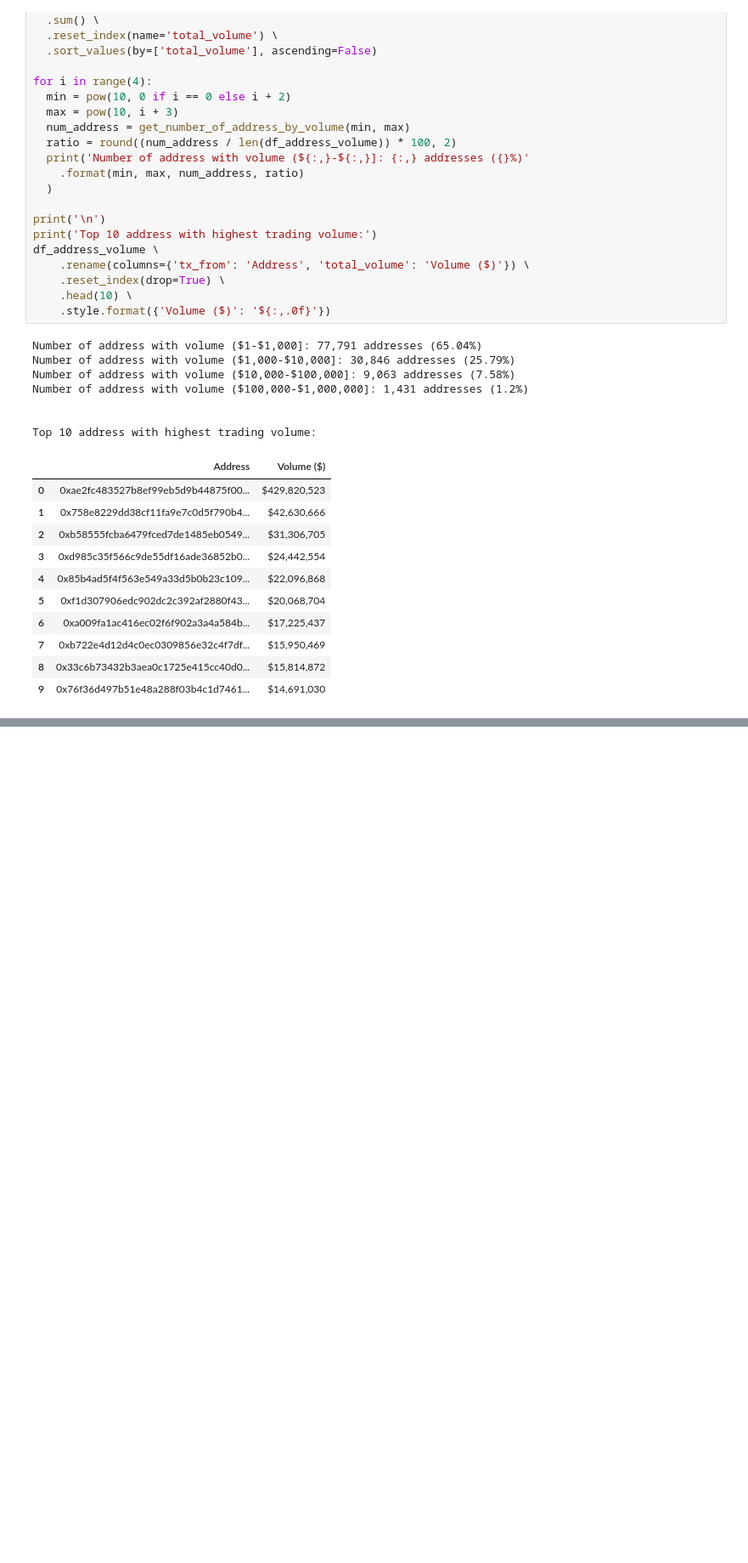
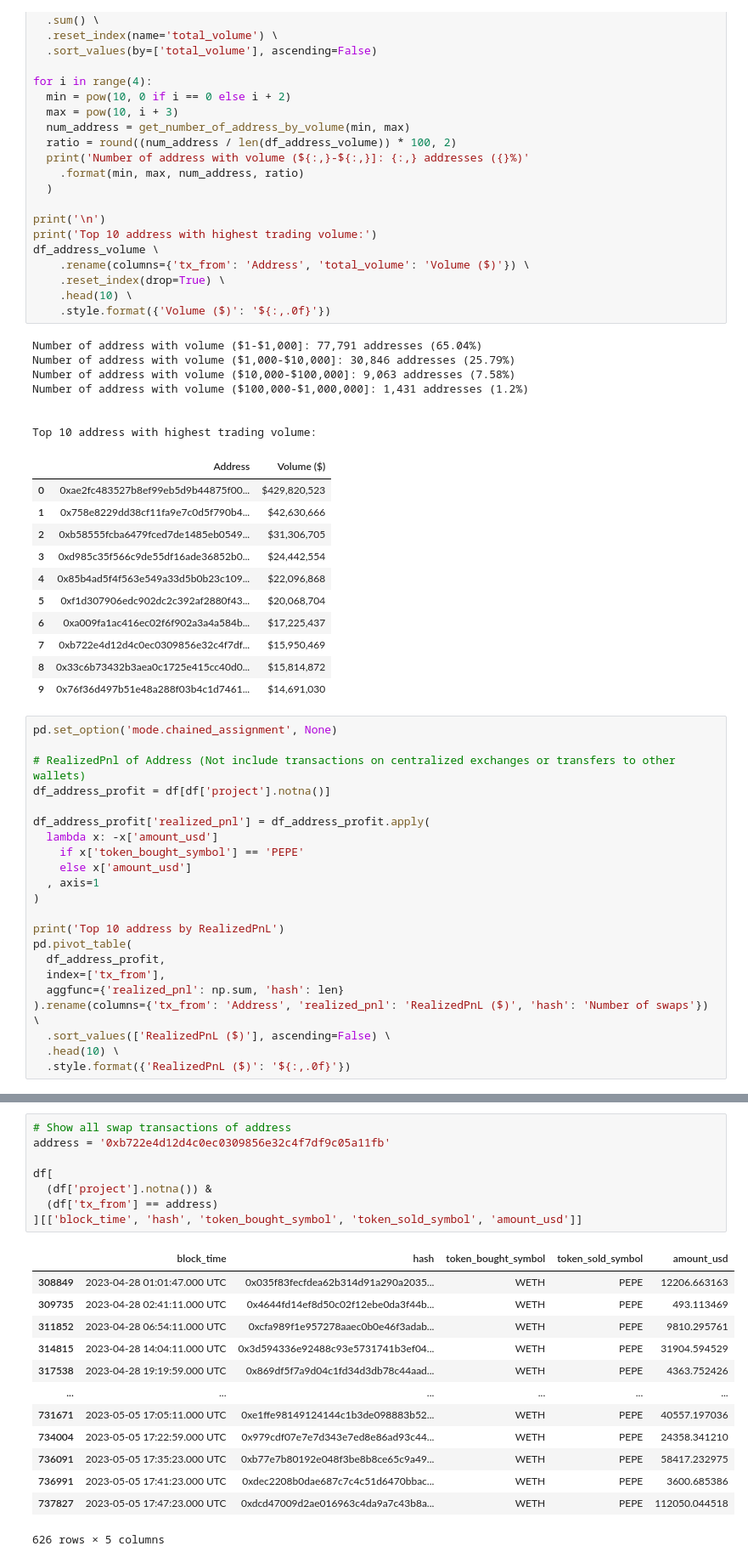
Before and after one commit to bazhkha/pepe-coin-analytics, a Jupyter notebook: index.ipynb, the cells around one changed output, grey strips where cells are left out. Shown at 85% size. Saved outputs shown, nothing was run; the diff lists cells and outputs as text; blank space fills up the shorter version.

```diff
--- a/index.ipynb
+++ b/index.ipynb
@@ -389,3 +389,25 @@ Top 10 address with highest trading volume:
 | 7 | 0xb722e4d12d4c0ec0309856e32c4f7df... | $15,950,469 |
 | 8 | 0x33c6b73432b3aea0c1725e415cc40d0... | $15,814,872 |
 | 9 | 0x76f36d497b51e48a288f03b4c1d7461... | $14,691,030 |
+# %%
+pd.set_option('mode.chained_assignment', None)
+
+# RealizedPnl of Address (Not include transactions on centralized exchanges or transfers to other wallets)
+df_address_profit = df[df['project'].notna()]
+
+df_address_profit['realized_pnl'] = df_address_profit.apply(
+  lambda x: -x['amount_usd']
+    if x['token_bought_symbol'] == 'PEPE'
+    else x['amount_usd']
+  , axis=1
+)
+
+print('Top 10 address by RealizedPnL')
+pd.pivot_table(
+  df_address_profit,
+  index=['tx_from'],
+  aggfunc={'realized_pnl': np.sum, 'hash': len}
+).rename(columns={'tx_from': 'Address', 'realized_pnl': 'RealizedPnL ($)', 'hash': 'Number of swaps'}) \
+  .sort_values(['RealizedPnL ($)'], ascending=False) \
+  .head(10) \
+  .style.format({'RealizedPnL ($)': '${:,.0f}'})
@@ -391,0 +459,22 @@ Top 10 address with highest trading volume:
+# %%
+# Show all swap transactions of address
+address = '0xb722e4d12d4c0ec0309856e32c4f7df9c05a11fb'
+
+df[
+  (df['project'].notna()) &
+  (df['tx_from'] == address)
+][['block_time', 'hash', 'token_bought_symbol', 'token_sold_symbol', 'amount_usd']]
+# %% [output]
+|  | block_time | hash | token_bought_symbol | token_sold_symbol | amount_usd |
+| 308849 | 2023-04-28 01:01:47.000 UTC | 0x035f83fecfdea62b314d91a290a2035... | WETH | PEPE | 12206.663163 |
+| 309735 | 2023-04-28 02:41:11.000 UTC | 0x4644fd14ef8d50c02f12ebe0da3f44b... | WETH | PEPE | 493.113469 |
+| 311852 | 2023-04-28 06:54:11.000 UTC | 0xcfa989f1e957278aaec0b0e46f3adab... | WETH | PEPE | 9810.295761 |
+| 314815 | 2023-04-28 14:04:11.000 UTC | 0x3d594336e92488c93e5731741b3ef04... | WETH | PEPE | 31904.594529 |
+| 317538 | 2023-04-28 19:19:59.000 UTC | 0x869df5f7a9d04c1fd34d3db78c44aad... | WETH | PEPE | 4363.752426 |
+| ... | ... | ... | ... | ... | ... |
+| 731671 | 2023-05-05 17:05:11.000 UTC | 0xe1ffe98149124144c1b3de098883b52... | WETH | PEPE | 40557.197036 |
+| 734004 | 2023-05-05 17:22:59.000 UTC | 0x979cdf07e7e7d343e7ed8e86ad93c44... | WETH | PEPE | 24358.341210 |
+| 736091 | 2023-05-05 17:35:23.000 UTC | 0xb77e7b80192e048f3be8b8ce65c9a49... | WETH | PEPE | 58417.232975 |
+| 736991 | 2023-05-05 17:41:23.000 UTC | 0xdec2208b0dae687c7c4c51d6470bbac... | WETH | PEPE | 3600.685386 |
+| 737827 | 2023-05-05 17:47:23.000 UTC | 0xdcd47009d2ae016963c4da9a7c43b8a... | WETH | PEPE | 112050.044518 |
+626 rows × 5 columns
```
Also changed, not shown: parts of 4 cells of this notebook.
